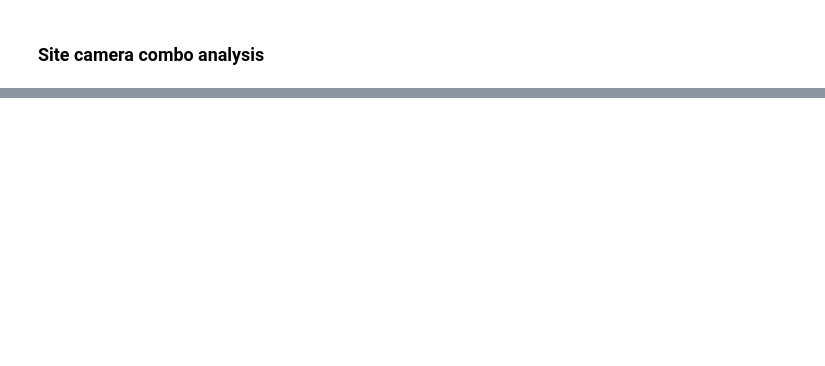
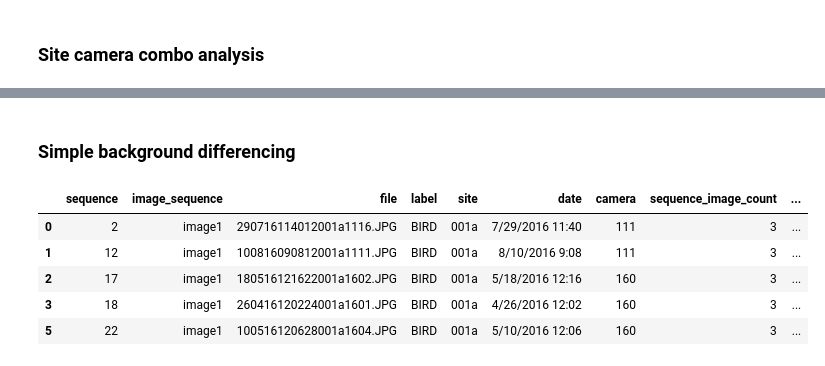
Before and after one commit to bhuvi3/camera_trap_animal_classification, a Jupyter notebook: code/background_detection_analysis.ipynb, the cells around one changed output, grey strips where cells are left out. Cells and saved outputs as stored; diff of their text form; code cells hidden in the pictures; blank space fills up the shorter version.

Commit message:
Experimented with simple differencing

```diff
--- a/code/background_detection_analysis.ipynb
+++ b/code/background_detection_analysis.ipynb
@@ -82,0 +80,11 @@ Clipping input data to the valid range for imshow with RGB data ([0..1] for floa
+# %% [markdown]
+### Simple background differencing
+# %%
+train_subset.head()
+# %% [output]
+|  | sequence | image_sequence | file | label | site | date | camera | sequence_image_count | ... |
+| 0 | 2 | image1 | 290716114012001a1116.JPG | BIRD | 001a | 7/29/2016 11:40 | 111 | 3 | ... |
+| 1 | 12 | image1 | 100816090812001a1111.JPG | BIRD | 001a | 8/10/2016 9:08 | 111 | 3 | ... |
+| 2 | 17 | image1 | 180516121622001a1602.JPG | BIRD | 001a | 5/18/2016 12:16 | 160 | 3 | ... |
+| 3 | 18 | image1 | 260416120224001a1601.JPG | BIRD | 001a | 4/26/2016 12:02 | 160 | 3 | ... |
+| 5 | 22 | image1 | 100516120628001a1604.JPG | BIRD | 001a | 5/10/2016 12:06 | 160 | 3 | ... |
```
Also changed, not shown: parts of 9 cells of this notebook, 3 other files.
